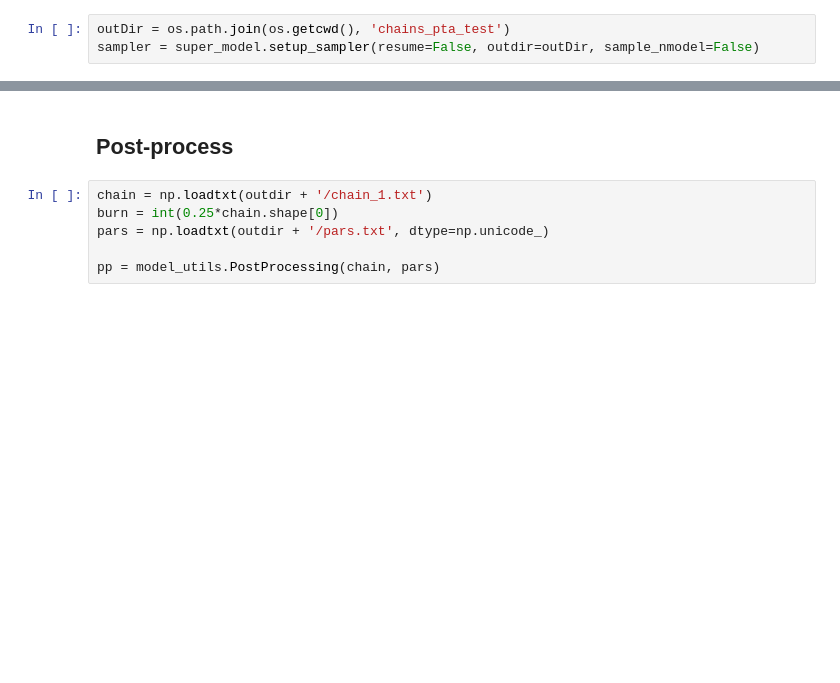
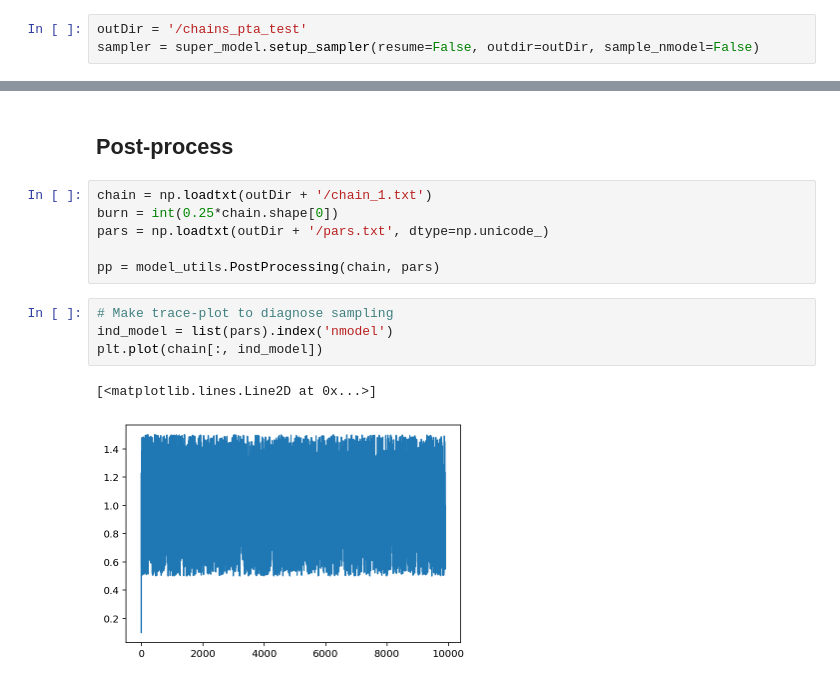
Before and after one commit to nanograv/12p5yr_stochastic_analysis, a Jupyter notebook: notebooks/gwb_analysis.ipynb, the cells around one changed output, grey strips where cells are left out. Saved outputs shown, nothing was run; the diff lists cells and outputs as text; blank space fills up the shorter version.

```diff
--- a/notebooks/gwb_analysis.ipynb
+++ b/notebooks/gwb_analysis.ipynb
@@ -387,5 +334,5 @@ pta = models.model_general(psrs, red_psd='powerlaw', common_psd='powerlaw',
 # hypermodel module gives access to some nifty sampling schemes.
 super_model = hypermodel.HyperModel({0: pta})
 # %%
-outDir = os.path.join(os.getcwd(), 'chains_pta_test')
+outDir = '/chains_pta_test'
 sampler = super_model.setup_sampler(resume=False, outdir=outDir, sample_nmodel=False)
@@ -485,10 +447,17 @@ KeyboardInterrupt:
 # %% [markdown]
 ## Post-process
 # %%
-chain = np.loadtxt(outdir + '/chain_1.txt')
+chain = np.loadtxt(outDir + '/chain_1.txt')
 burn = int(0.25*chain.shape[0])
-pars = np.loadtxt(outdir + '/pars.txt', dtype=np.unicode_)
+pars = np.loadtxt(outDir + '/pars.txt', dtype=np.unicode_)
 
 pp = model_utils.PostProcessing(chain, pars)
+# %%
+# Make trace-plot to diagnose sampling
+ind_model = list(pars).index('nmodel')
+plt.plot(chain[:, ind_model])
+# %% [output]
+[<matplotlib.lines.Line2D at 0x...>]
+[figure, added]
 # %%
 print(pars)
```
Also changed, not shown: parts of 89 cells of this notebook, 7 other files.
